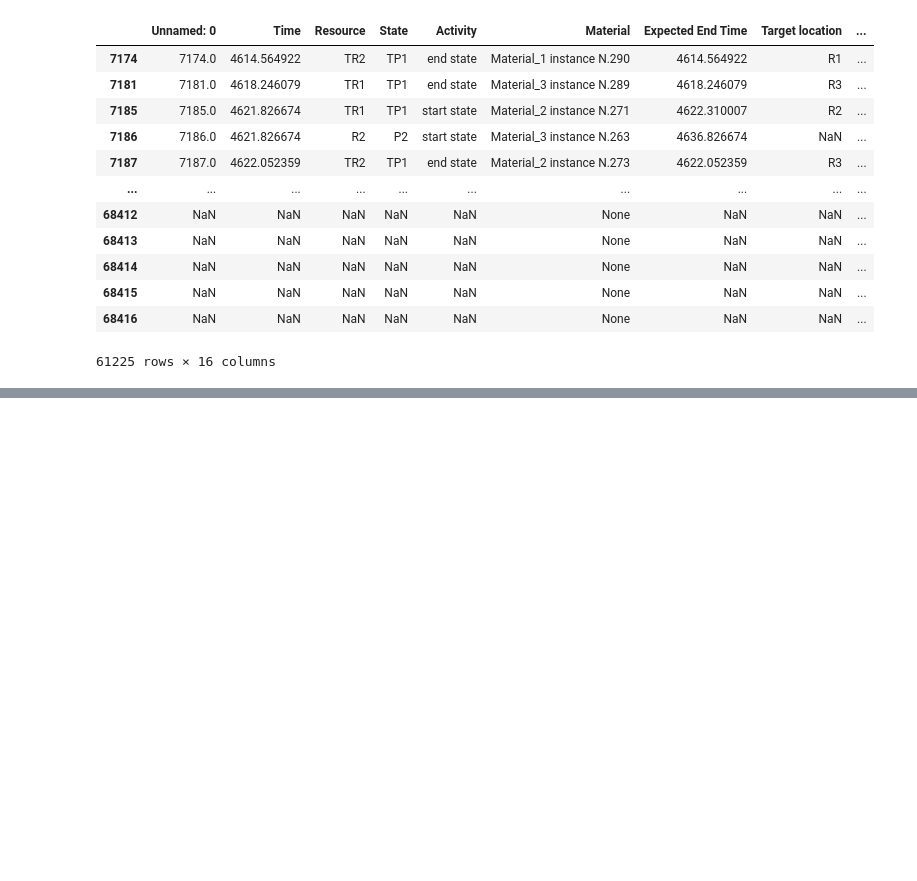
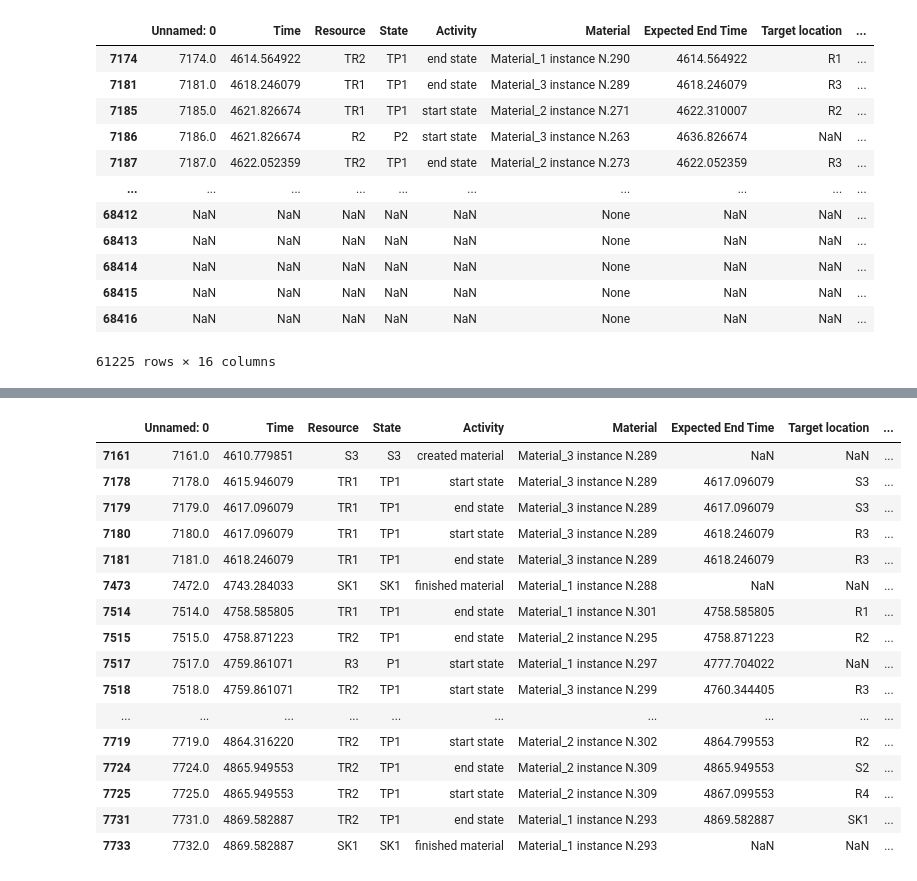
Before and after one commit to sdm4fzi/prodsys, a Jupyter notebook: explain_diff.ipynb, the cells around one changed output, grey strips where cells are left out. Drawn from its saved outputs; the diff is of its cells as text; code cells hidden in the pictures; blank space fills up the shorter version.

```diff
--- a/explain_diff.ipynb
+++ b/explain_diff.ipynb
@@ -26,0 +47,20 @@ df.loc[(df['Time'] != df['Time2']) | (df['Resource'] != df['Resource2']) | (df['
+# %%
+df.loc[df['Material2'] == "Material_3 instance N.289"]
+# %% [output]
+|  | Unnamed: 0 | Time | Resource | State | Activity | Material | Expected End Time | Target location | ... |
+| 7161 | 7161.0 | 4610.779851 | S3 | S3 | created material | Material_3 instance N.289 | NaN | NaN | ... |
+| 7178 | 7178.0 | 4615.946079 | TR1 | TP1 | start state | Material_3 instance N.289 | 4617.096079 | S3 | ... |
+| 7179 | 7179.0 | 4617.096079 | TR1 | TP1 | end state | Material_3 instance N.289 | 4617.096079 | S3 | ... |
+| 7180 | 7180.0 | 4617.096079 | TR1 | TP1 | start state | Material_3 instance N.289 | 4618.246079 | R3 | ... |
+| 7181 | 7181.0 | 4618.246079 | TR1 | TP1 | end state | Material_3 instance N.289 | 4618.246079 | R3 | ... |
+| 7473 | 7472.0 | 4743.284033 | SK1 | SK1 | finished material | Material_1 instance N.288 | NaN | NaN | ... |
+| 7514 | 7514.0 | 4758.585805 | TR1 | TP1 | end state | Material_1 instance N.301 | 4758.585805 | R1 | ... |
+| 7515 | 7515.0 | 4758.871223 | TR2 | TP1 | end state | Material_2 instance N.295 | 4758.871223 | R2 | ... |
+| 7517 | 7517.0 | 4759.861071 | R3 | P1 | start state | Material_1 instance N.297 | 4777.704022 | NaN | ... |
+| 7518 | 7518.0 | 4759.861071 | TR2 | TP1 | start state | Material_3 instance N.299 | 4760.344405 | R3 | ... |
+| ... | ... | ... | ... | ... | ... | ... | ... | ... | ... |
+| 7719 | 7719.0 | 4864.316220 | TR2 | TP1 | start state | Material_2 instance N.302 | 4864.799553 | R2 | ... |
+| 7724 | 7724.0 | 4865.949553 | TR2 | TP1 | end state | Material_2 instance N.309 | 4865.949553 | S2 | ... |
+| 7725 | 7725.0 | 4865.949553 | TR2 | TP1 | start state | Material_2 instance N.309 | 4867.099553 | R4 | ... |
+| 7731 | 7731.0 | 4869.582887 | TR2 | TP1 | end state | Material_1 instance N.293 | 4869.582887 | SK1 | ... |
+| 7733 | 7732.0 | 4869.582887 | SK1 | SK1 | finished material | Material_1 instance N.293 | NaN | NaN | ... |
```
Also changed, not shown: parts of 1 cell of this notebook, 6 other files.
